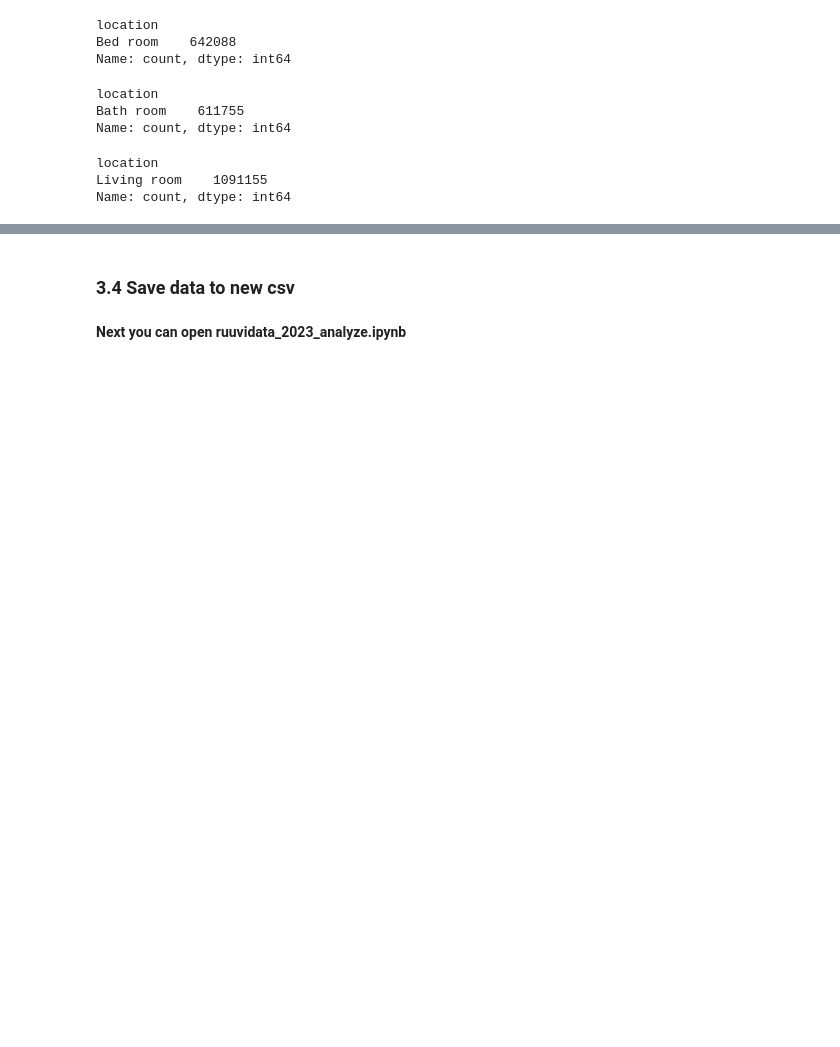
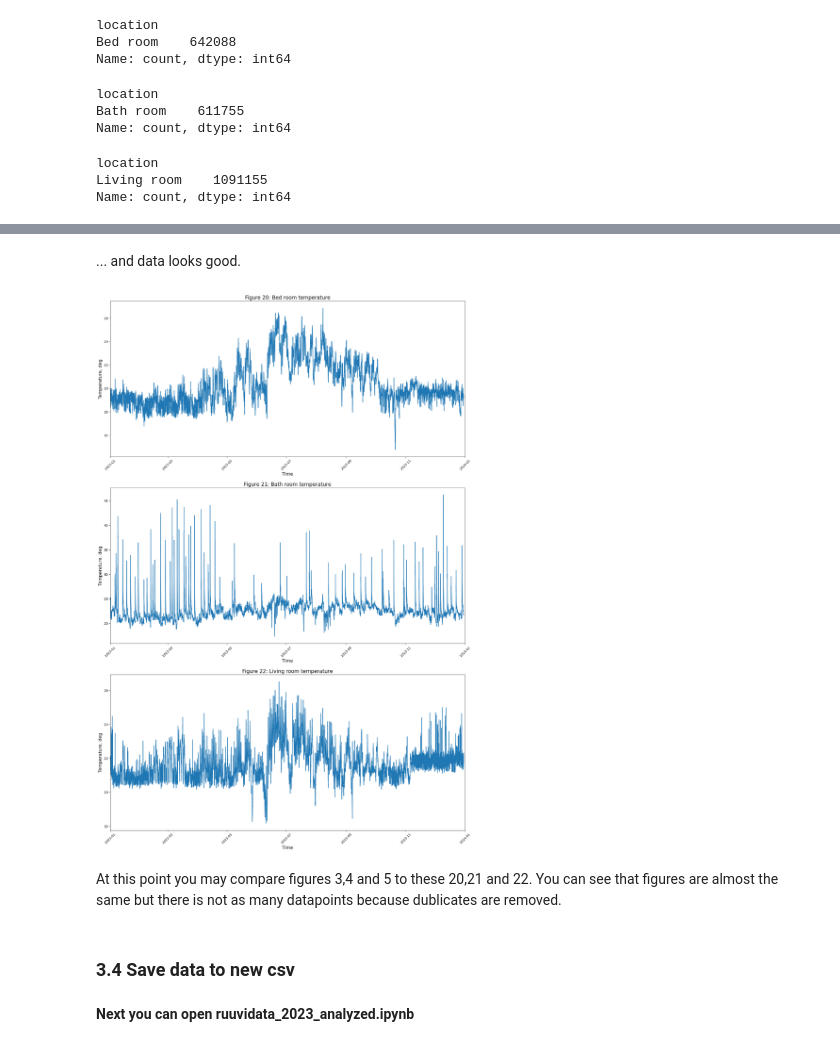
Before and after one commit to kallepesko/RuuviTag-data-made-in-home, a Jupyter notebook: ruuvidata_2023_understand_and_preprocess.ipynb, the cells around one changed output, grey strips where cells are left out. Saved outputs shown, nothing was run; the diff lists cells and outputs as text; code cells hidden in the pictures; blank space fills up the shorter version.

```diff
--- a/ruuvidata_2023_understand_and_preprocess.ipynb
+++ b/ruuvidata_2023_understand_and_preprocess.ipynb
@@ -741,0 +793,12 @@ df = df[df.index > '2022-12-31']
+# %%
+# New dataframe with only a- sensors data.
+bedR = result_df[result_df['location'] == 'Bed room'].copy()
+display(bedR['location'].value_counts())
+
+# New dataframe with only b- sensors data.
+bathR = result_df[result_df['location'] == 'Bath room'].copy()
+display(bathR['location'].value_counts())
+
+# New dataframe with only a- sensors data.
+livingR = result_df[result_df['location'] == 'Living room'].copy()
+livingR['location'].value_counts()
@@ -742,3 +859,37 @@ df = df[df.index > '2022-12-31']
+# %% [markdown]
+... and data looks good.
+# %%
+fig, ax = plt.subplots(3,1, figsize=(20, 30))
+
+ax[0].plot(bedR.index, bedR['temperature'])
+ax[0].set_ylabel('Temperature, deg', size=14)
+ax[0].set_xlabel('Time', size=14)
+ax[0].set_title('Figure 20: Bed room temperature', size=16)
+ax[0].set_xlim(pd.to_datetime('2023-01-01'), pd.to_datetime('2024-01-01'))
+#ax[0].xaxis.set_major_locator(plt.MaxNLocator(30))
+ax[0].tick_params(axis='x', rotation=45)
+
+ax[1].plot(bathR.index, bathR['temperature'])
+ax[1].set_ylabel('Temperature, deg', size=14)
+ax[1].set_xlabel('Time', size=14)
+ax[1].set_title('Figure 21: Bath room temperature', size=16)
+ax[1].set_xlim(pd.to_datetime('2023-01-01'), pd.to_datetime('2024-01-01'))
+#ax[1].xaxis.set_major_locator(plt.MaxNLocator(30))
+ax[1].tick_params(axis='x', rotation=45)
+
+ax[2].plot(livingR.index, livingR['temperature'])
+ax[2].set_ylabel('Temperature, deg', size=14)
+ax[2].set_xlabel('Time', size=14)
+ax[2].set_title('Figure 22: Living room temperature', size=16)
+ax[2].set_xlim(pd.to_datetime('2023-01-01'), pd.to_datetime('2024-01-01'))
+#ax[2].xaxis.set_major_locator(plt.MaxNLocator(30))
+ax[2].tick_params(axis='x', rotation=45)
+
+plt.show()
+# %% [output]
+[figure, added]
+# %% [markdown]
+At this point you may compare figures 3,4 and 5 to these 20,21 and 22. You can see that figures are almost the same but there is not as many datapoints because dublicates are removed.
 # %% [markdown]
 ### 3.4 Save data to new csv
 # %%
@@ -748,2 +899,2 @@ df = df[df.index > '2022-12-31']
 # %% [markdown]
-**Next you can open ruuvidata_2023_analyze.ipynb**
+**Next you can open ruuvidata_2023_analyzed.ipynb**
```
Also changed, not shown: parts of 30 cells of this notebook, 1 other file.
